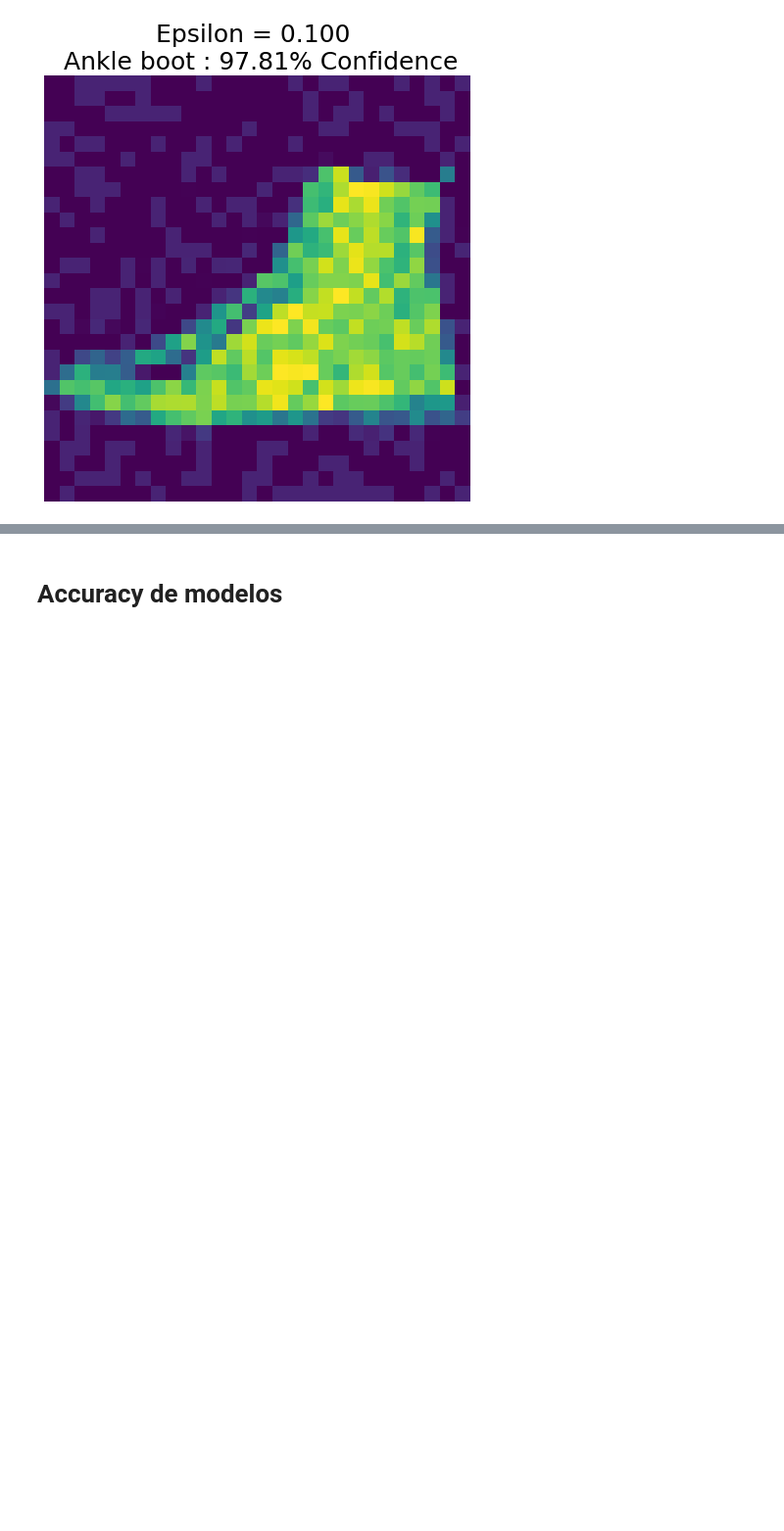
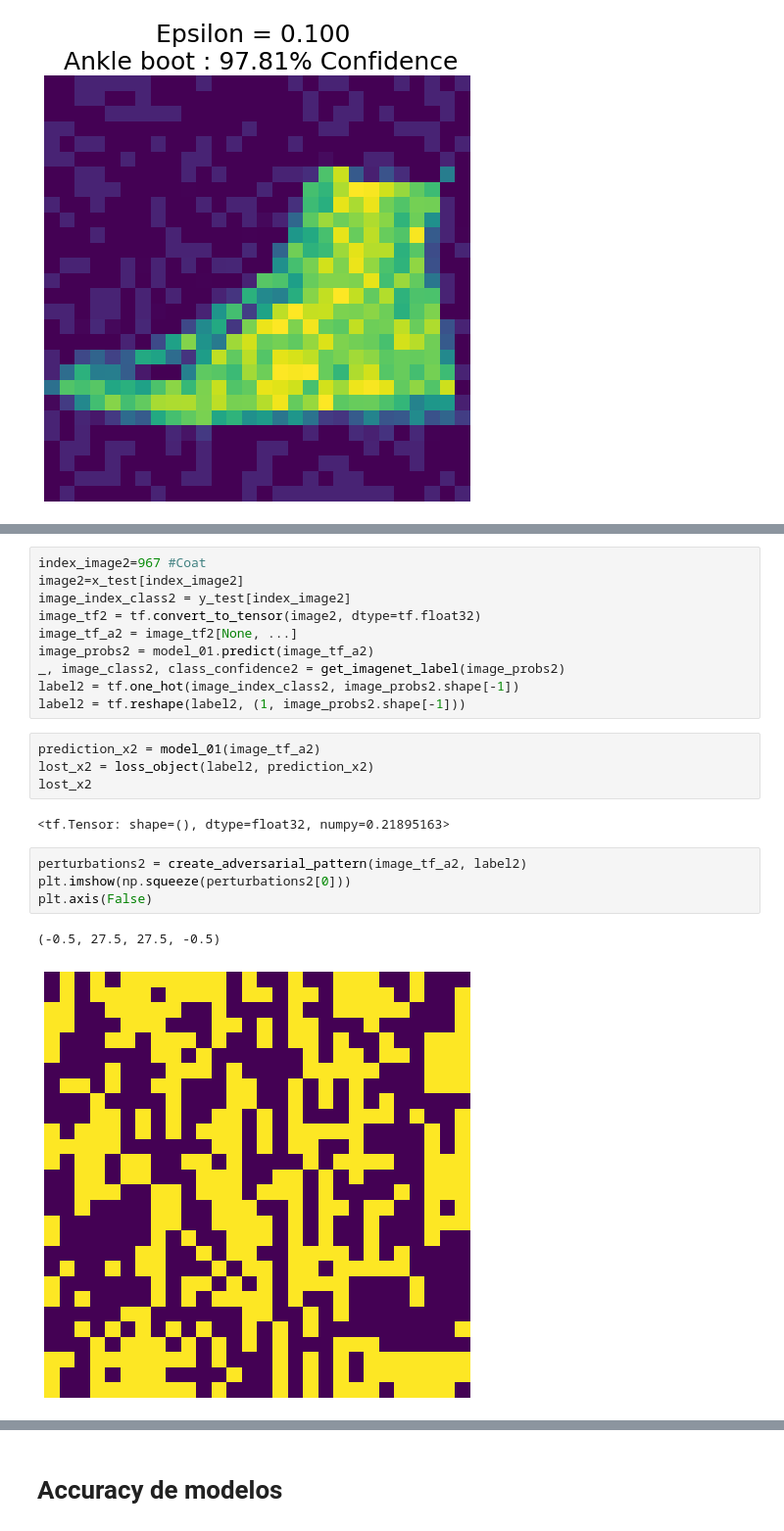
Before and after one commit to rodrigo-orellana/Seguridad-en-redes-neuronales-artificiales, a Jupyter notebook: src/adversarie_attack_fashion_mnist.ipynb, the cells around one changed output, grey strips where cells are left out. Shown at 98% size. Saved outputs shown, nothing was run; the diff lists cells and outputs as text; blank space fills up the shorter version.

```diff
--- a/src/adversarie_attack_fashion_mnist.ipynb
+++ b/src/adversarie_attack_fashion_mnist.ipynb
@@ -841,0 +883,23 @@ for i, eps in enumerate(epsilons):
+# %%
+index_image2=967 #Coat
+image2=x_test[index_image2]
+image_index_class2 = y_test[index_image2]
+image_tf2 = tf.convert_to_tensor(image2, dtype=tf.float32)
+image_tf_a2 = image_tf2[None, ...]
+image_probs2 = model_01.predict(image_tf_a2)
+_, image_class2, class_confidence2 = get_imagenet_label(image_probs2)
+label2 = tf.one_hot(image_index_class2, image_probs2.shape[-1])
+label2 = tf.reshape(label2, (1, image_probs2.shape[-1]))
+# %%
+prediction_x2 = model_01(image_tf_a2)
+lost_x2 = loss_object(label2, prediction_x2)
+lost_x2
+# %% [output]
+<tf.Tensor: shape=(), dtype=float32, numpy=0.21895163>
+# %%
+perturbations2 = create_adversarial_pattern(image_tf_a2, label2)
+plt.imshow(np.squeeze(perturbations2[0]))
+plt.axis(False)
+# %% [output]
+(-0.5, 27.5, 27.5, -0.5)
+[figure, added]
```
Also changed, not shown: parts of 16 cells of this notebook.
